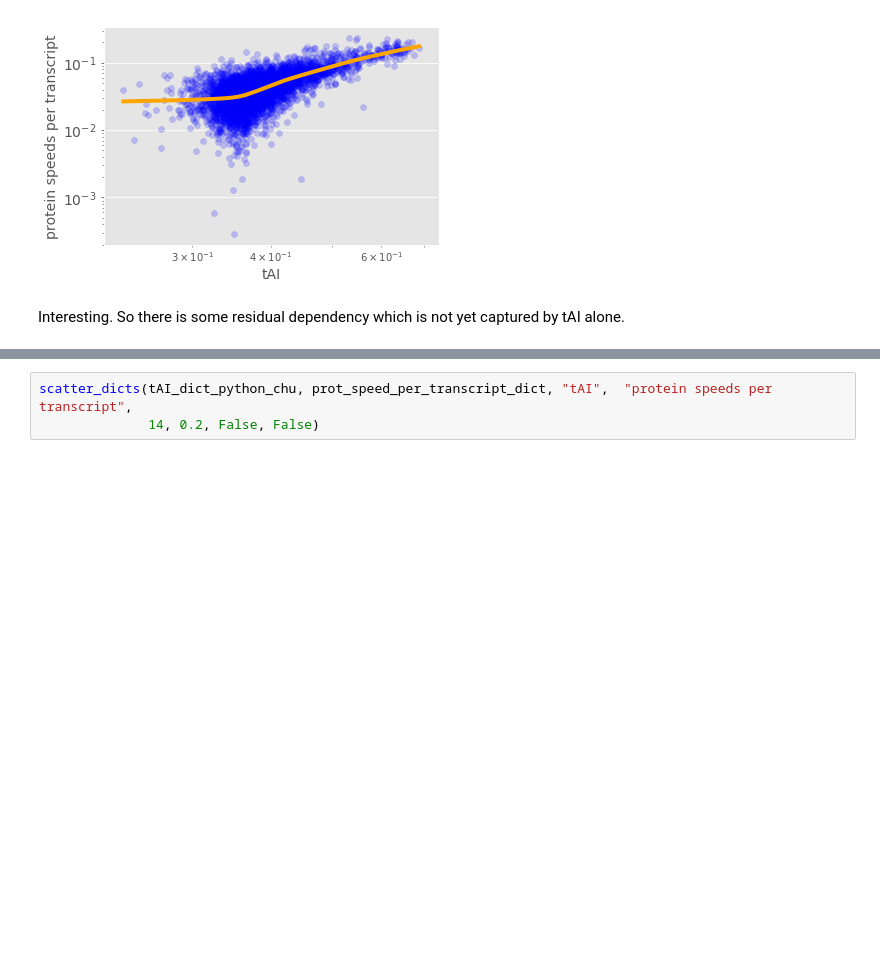
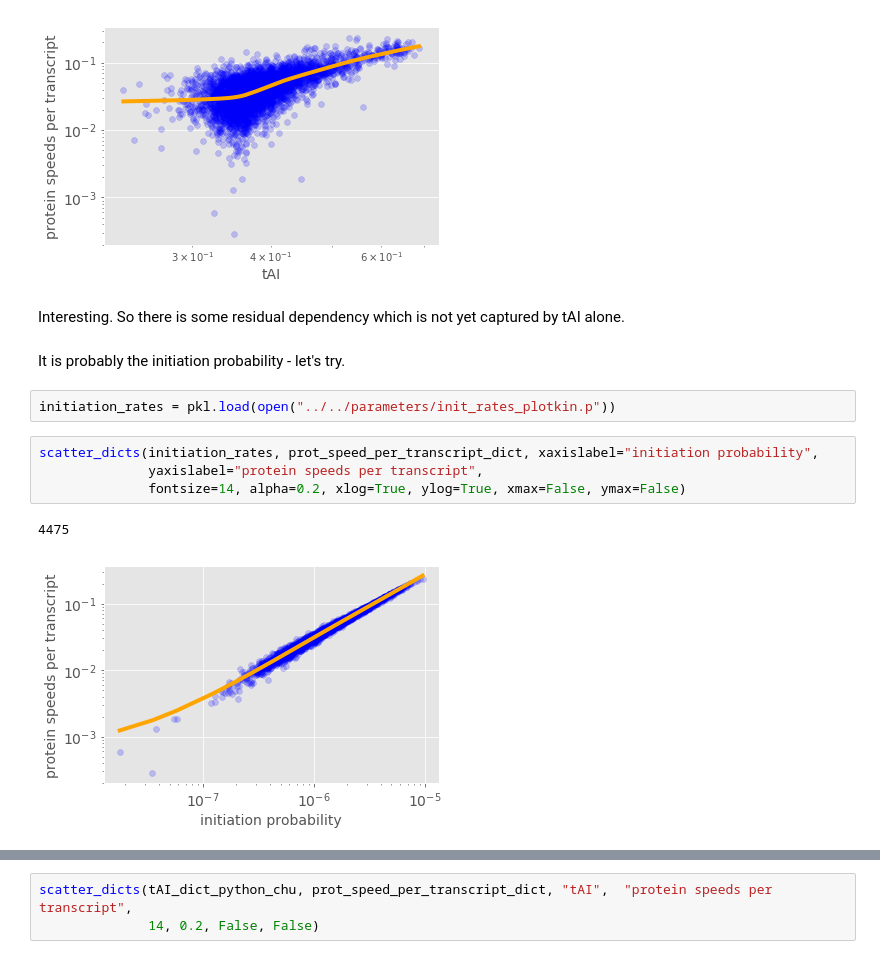
Before and after one commit to gittenberg/TRSL, a Jupyter notebook: workbooks/analyses/09 Codon_usage_analysis_tAI_cAI.ipynb, the cells around one changed output, grey strips where cells are left out. Cells and saved outputs as stored; diff of their text form; blank space fills up the shorter version.

```diff
--- a/workbooks/analyses/09 Codon_usage_analysis_tAI_cAI.ipynb
+++ b/workbooks/analyses/09 Codon_usage_analysis_tAI_cAI.ipynb
@@ -493,3 +584,14 @@ scatter_dicts(tAI_dict_python_chu, prot_speed_per_transcript_dict, "tAI",  "prot
 [figure]
 # %% [markdown]
 Interesting. So there is some residual dependency which is not yet captured by tAI alone.
+# %% [markdown]
+It is probably the initiation probability - let's try.
+# %%
+initiation_rates = pkl.load(open("../../parameters/init_rates_plotkin.p"))
+# %%
+scatter_dicts(initiation_rates, prot_speed_per_transcript_dict, xaxislabel="initiation probability",
+              yaxislabel="protein speeds per transcript",
+              fontsize=14, alpha=0.2, xlog=True, ylog=True, xmax=False, ymax=False)
+# %% [output]
+4475
+[figure, added]
```
Also changed, not shown: parts of 44 cells of this notebook, 3 other files.
